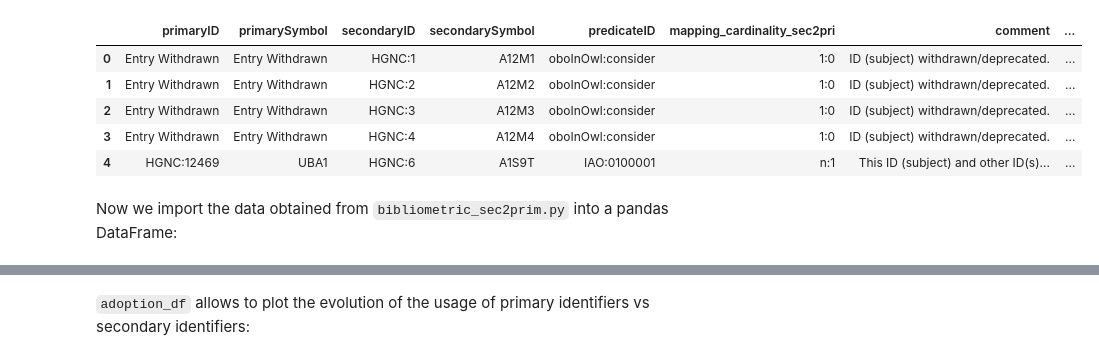
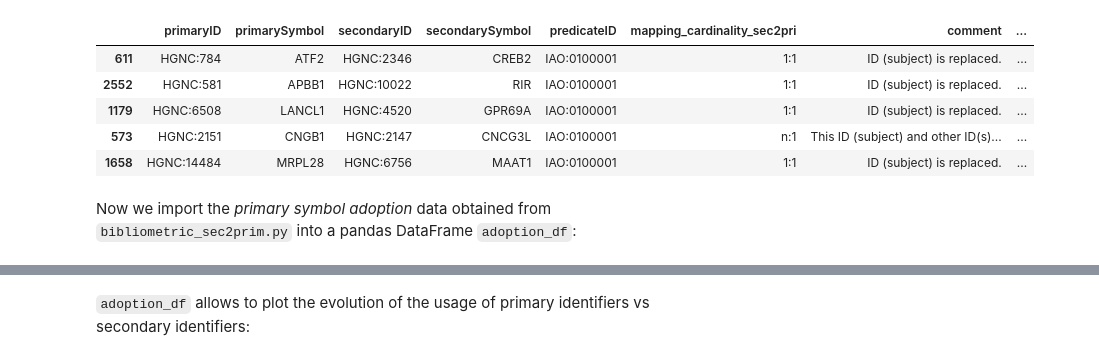
Before and after one commit to sec2pri/usecases, a Jupyter notebook: bibliometric_symbol_usage/HGNC_symbols_literature.ipynb, the cells around one changed output, grey strips where cells are left out. Drawn from its saved outputs; the diff is of its cells as text; code cells hidden in the pictures.

```diff
--- a/bibliometric_symbol_usage/HGNC_symbols_literature.ipynb
+++ b/bibliometric_symbol_usage/HGNC_symbols_literature.ipynb
@@ -29,15 +40,15 @@ First we import the HGNC mappings table.
 # %%
 hgncs = pd.read_csv(CONFIG['hgnc']['path'], sep='\t')
-hgncs.head()
+hgncs.sample(5)
 # %% [output]
 |  | primaryID | primarySymbol | secondaryID | secondarySymbol | predicateID | mapping_cardinality_sec2pri | comment | ... |
-| 0 | Entry Withdrawn | Entry Withdrawn | HGNC:1 | A12M1 | oboInOwl:consider | 1:0 | ID (subject) withdrawn/deprecated. | ... |
-| 1 | Entry Withdrawn | Entry Withdrawn | HGNC:2 | A12M2 | oboInOwl:consider | 1:0 | ID (subject) withdrawn/deprecated. | ... |
-| 2 | Entry Withdrawn | Entry Withdrawn | HGNC:3 | A12M3 | oboInOwl:consider | 1:0 | ID (subject) withdrawn/deprecated. | ... |
-| 3 | Entry Withdrawn | Entry Withdrawn | HGNC:4 | A12M4 | oboInOwl:consider | 1:0 | ID (subject) withdrawn/deprecated. | ... |
-| 4 | HGNC:12469 | UBA1 | HGNC:6 | A1S9T | IAO:0100001 | n:1 | This ID (subject) and other ID(s)... | ... |
+| 611 | HGNC:784 | ATF2 | HGNC:2346 | CREB2 | IAO:0100001 | 1:1 | ID (subject) is replaced. | ... |
+| 2552 | HGNC:581 | APBB1 | HGNC:10022 | RIR | IAO:0100001 | 1:1 | ID (subject) is replaced. | ... |
+| 1179 | HGNC:6508 | LANCL1 | HGNC:4520 | GPR69A | IAO:0100001 | 1:1 | ID (subject) is replaced. | ... |
+| 573 | HGNC:2151 | CNGB1 | HGNC:2147 | CNCG3L | IAO:0100001 | n:1 | This ID (subject) and other ID(s)... | ... |
+| 1658 | HGNC:14484 | MRPL28 | HGNC:6756 | MAAT1 | IAO:0100001 | 1:1 | ID (subject) is replaced. | ... |
 # %% [markdown]
-Now we import the data obtained from `bibliometric_sec2prim.py` into a pandas DataFrame:
+Now we import the _primary symbol adoption_ data obtained from `bibliometric_sec2prim.py` into a pandas DataFrame `adoption_df`:
 # %%
 def generate_adoption_data(df, json_file):
     try:
```
Also changed, not shown: parts of 23 cells of this notebook, 3 other files.
